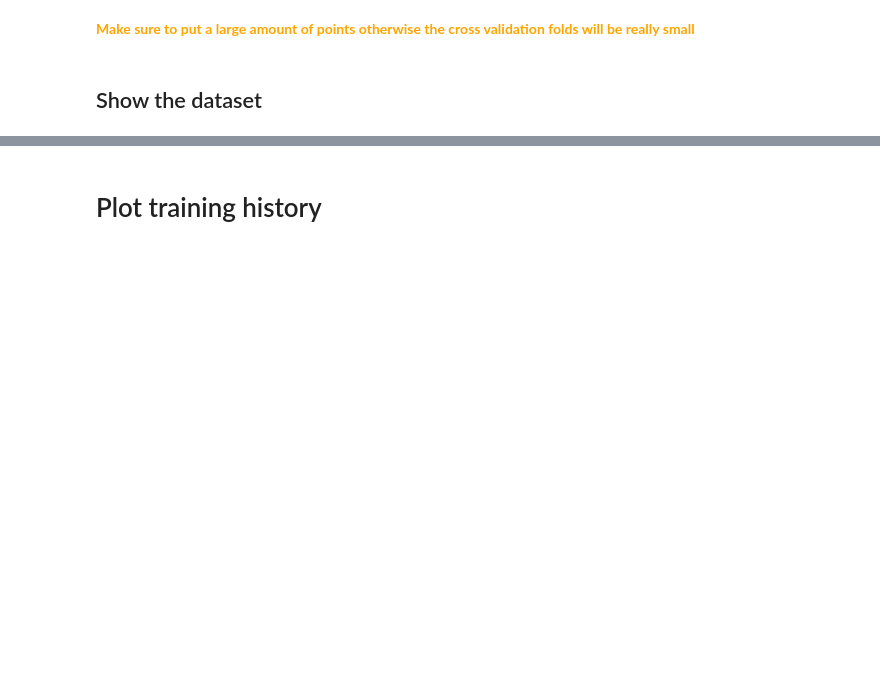
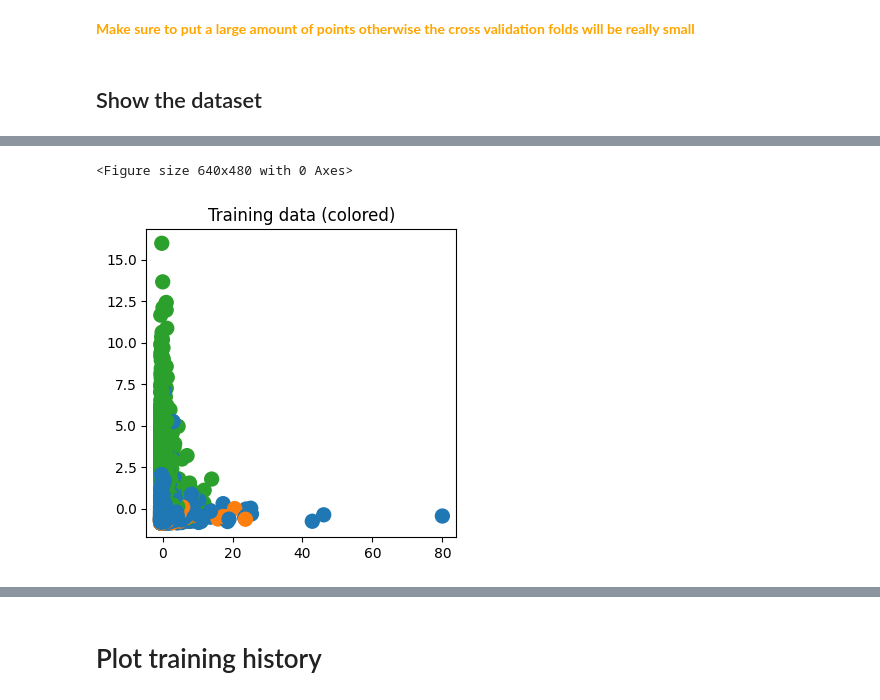
Before and after one commit to MauroWasTaken/ARN-PW3, a Jupyter notebook: lab3_part3.ipynb, the cells around one changed output, grey strips where cells are left out. Drawn from its saved outputs; the diff is of its cells as text; code cells hidden in the pictures; blank space fills up the shorter version.

```diff
--- a/lab3_part3.ipynb
+++ b/lab3_part3.ipynb
@@ -59,21 +133,24 @@ for label, count in zip(unique, counts):
 # %%
 import keras
 from keras import layers
 
 pl.clf()
 
 keras.utils.set_random_seed(123)
 
 class_colors = {0: "tab:blue", 1: "tab:orange", 2: "tab:green"}
 validation_color = "lightgray"
 class_names = ["Awake", "REM", "Non-REM"]
 
 pl.figure(figsize=(4,4))
 
 # Plot train data and validation data
 pl.scatter(input_data[:,0], input_data[:,1], c=[class_colors[int(d)] for d in output_data], s=100)
-pl.scatter(val_input[:,0], val_input[:,1], c=validation_color, s=100)
-pl.title('Training data (colored) and validation data (gray).')
+#pl.scatter(val_input[:,0], val_input[:,1], c=validation_color, s=100)
+pl.title('Training data (colored)')
 pl.show()
+# %% [output]
+<Figure size 640x480 with 0 Axes>
+[figure, added]
 # %%
 MODEL_CONFIG = {
```
Also changed, not shown: parts of 12 cells of this notebook.
